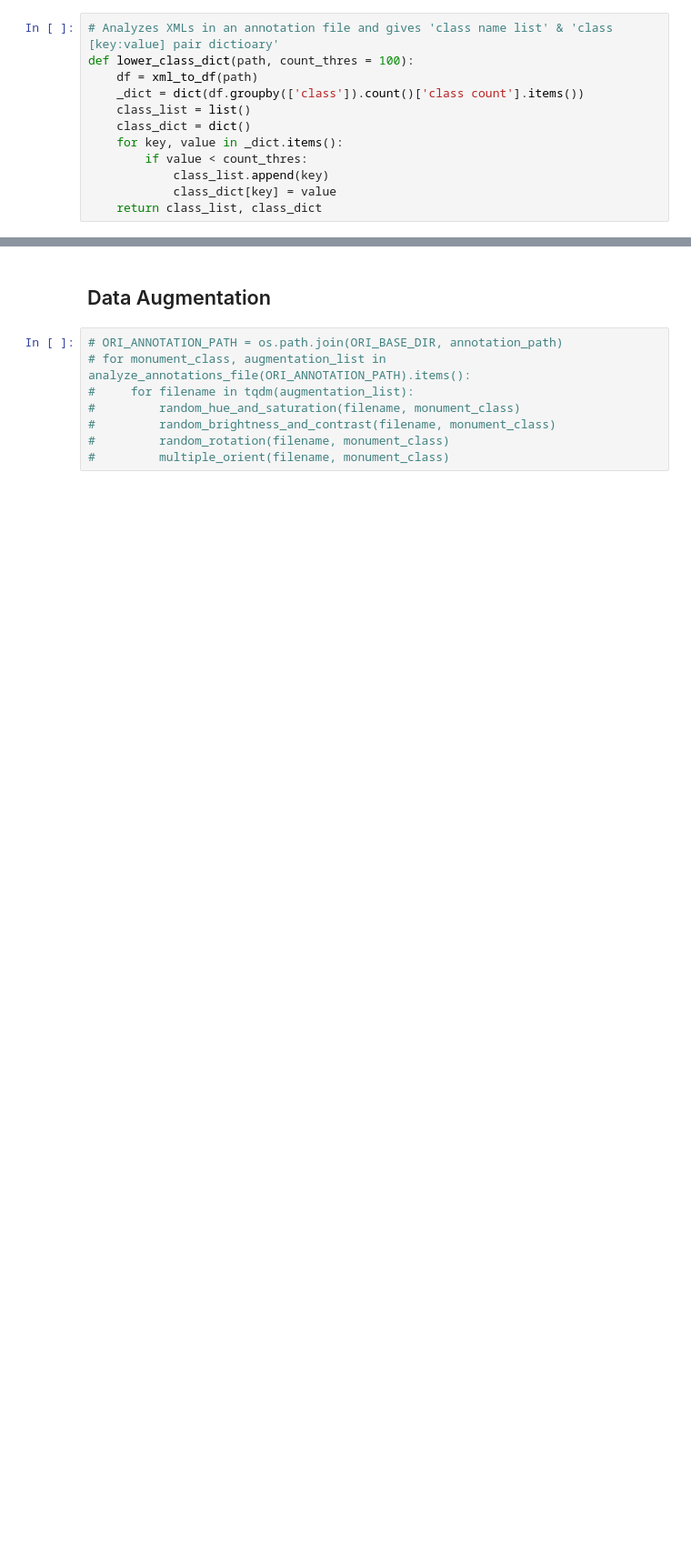
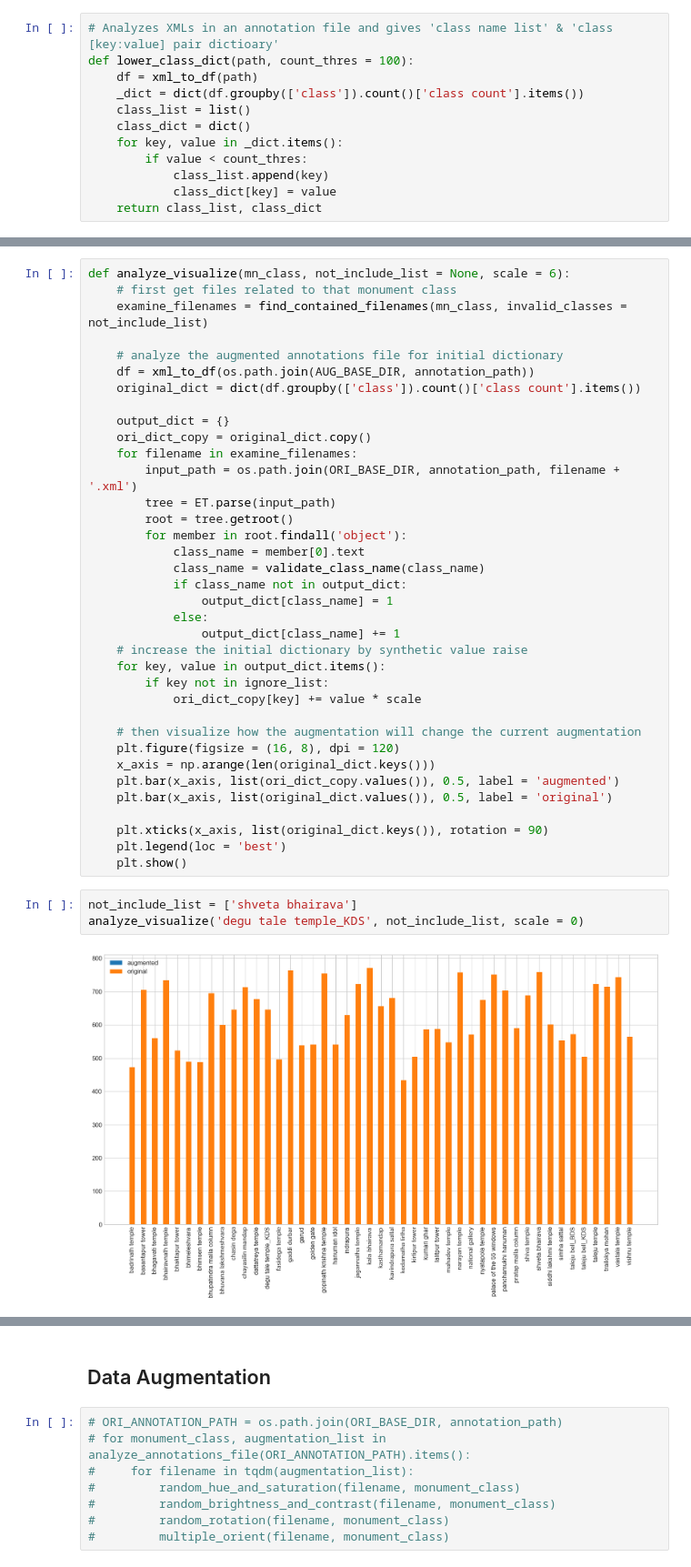
Before and after one commit to kaledai069/Monument-Detection-using-Single-Shot-Object-Detectors, a Jupyter notebook: helper/Previous Accumulated Files/Data Augmentation.ipynb, the cells around one changed output, grey strips where cells are left out. Shown: that part at 91% size. Drawn from its saved outputs; the diff is of its cells as text; blank space fills up the shorter version.

Commit message:
augmentation v2

```diff
--- a/helper/Previous Accumulated Files/Data Augmentation.ipynb
+++ b/helper/Previous Accumulated Files/Data Augmentation.ipynb
@@ -149,0 +129,41 @@ def analyze_annotations_file(path, count_thres = 70, plot = False):
+# %%
+def analyze_visualize(mn_class, not_include_list = None, scale = 6):
+    # first get files related to that monument class
+    examine_filenames = find_contained_filenames(mn_class, invalid_classes = not_include_list)
+
+    # analyze the augmented annotations file for initial dictionary
+    df = xml_to_df(os.path.join(AUG_BASE_DIR, annotation_path))
+    original_dict = dict(df.groupby(['class']).count()['class count'].items())
+
+    output_dict = {}
+    ori_dict_copy = original_dict.copy()
+    for filename in examine_filenames:
+        input_path = os.path.join(ORI_BASE_DIR, annotation_path, filename + '.xml')
+        tree = ET.parse(input_path)
+        root = tree.getroot()
+        for member in root.findall('object'):
+            class_name = member[0].text
+            class_name = validate_class_name(class_name)
+            if class_name not in output_dict:
+                output_dict[class_name] = 1
+            else:
+                output_dict[class_name] += 1
+    # increase the initial dictionary by synthetic value raise
+    for key, value in output_dict.items():
+        if key not in ignore_list:
+            ori_dict_copy[key] += value * scale
+
+    # then visualize how the augmentation will change the current augmentation
+    plt.figure(figsize = (16, 8), dpi = 120)
+    x_axis = np.arange(len(original_dict.keys()))
+    plt.bar(x_axis, list(ori_dict_copy.values()), 0.5, label = 'augmented')
+    plt.bar(x_axis, list(original_dict.values()), 0.5, label = 'original')
+
+    plt.xticks(x_axis, list(original_dict.keys()), rotation = 90)
+    plt.legend(loc = 'best')
+    plt.show()
+# %%
+not_include_list = ['shveta bhairava']
+analyze_visualize('degu tale temple_KDS', not_include_list, scale = 0)
+# %% [output]
+[figure, added]
```
Also changed, not shown: parts of 13 cells of this notebook, 1 other file.
